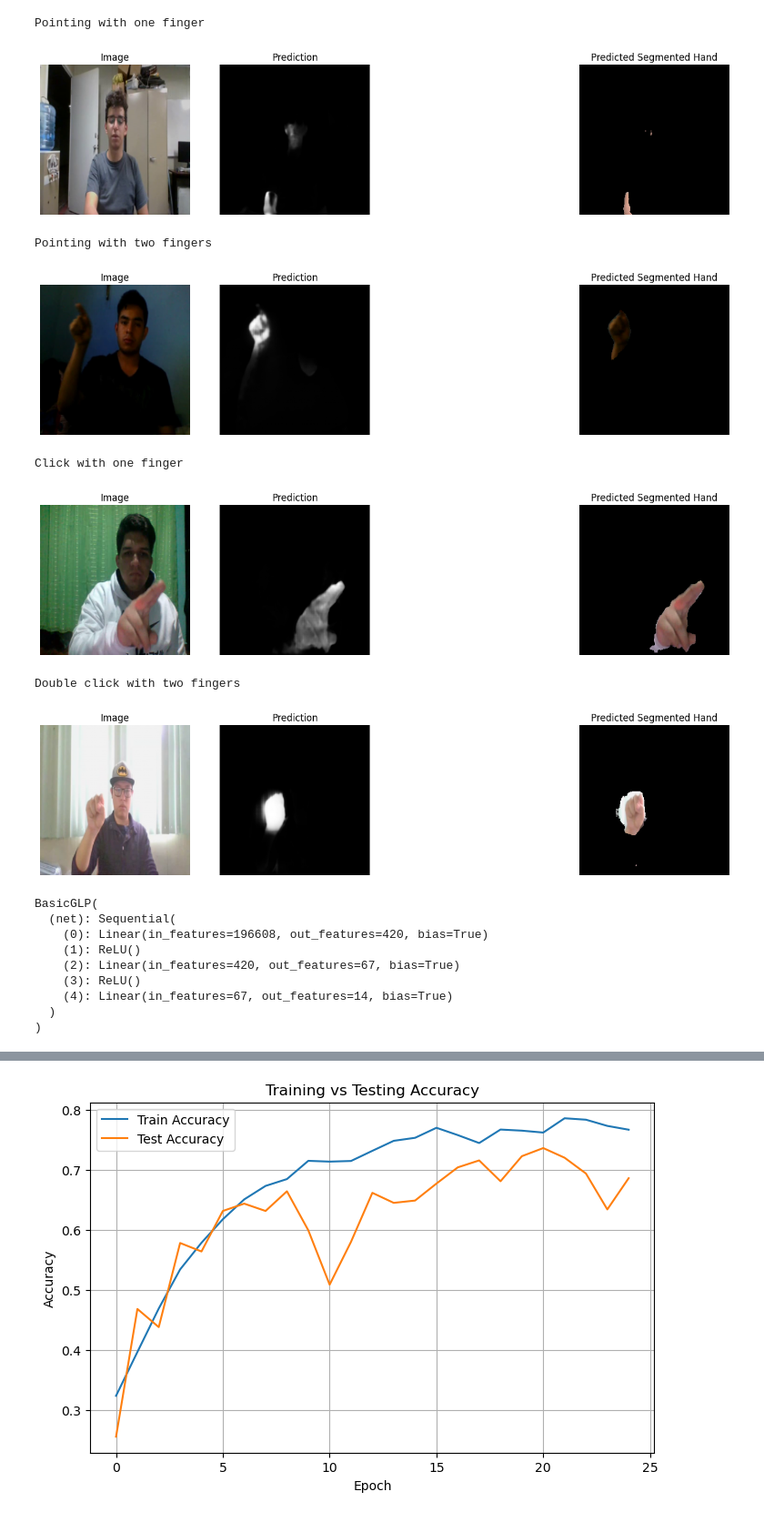
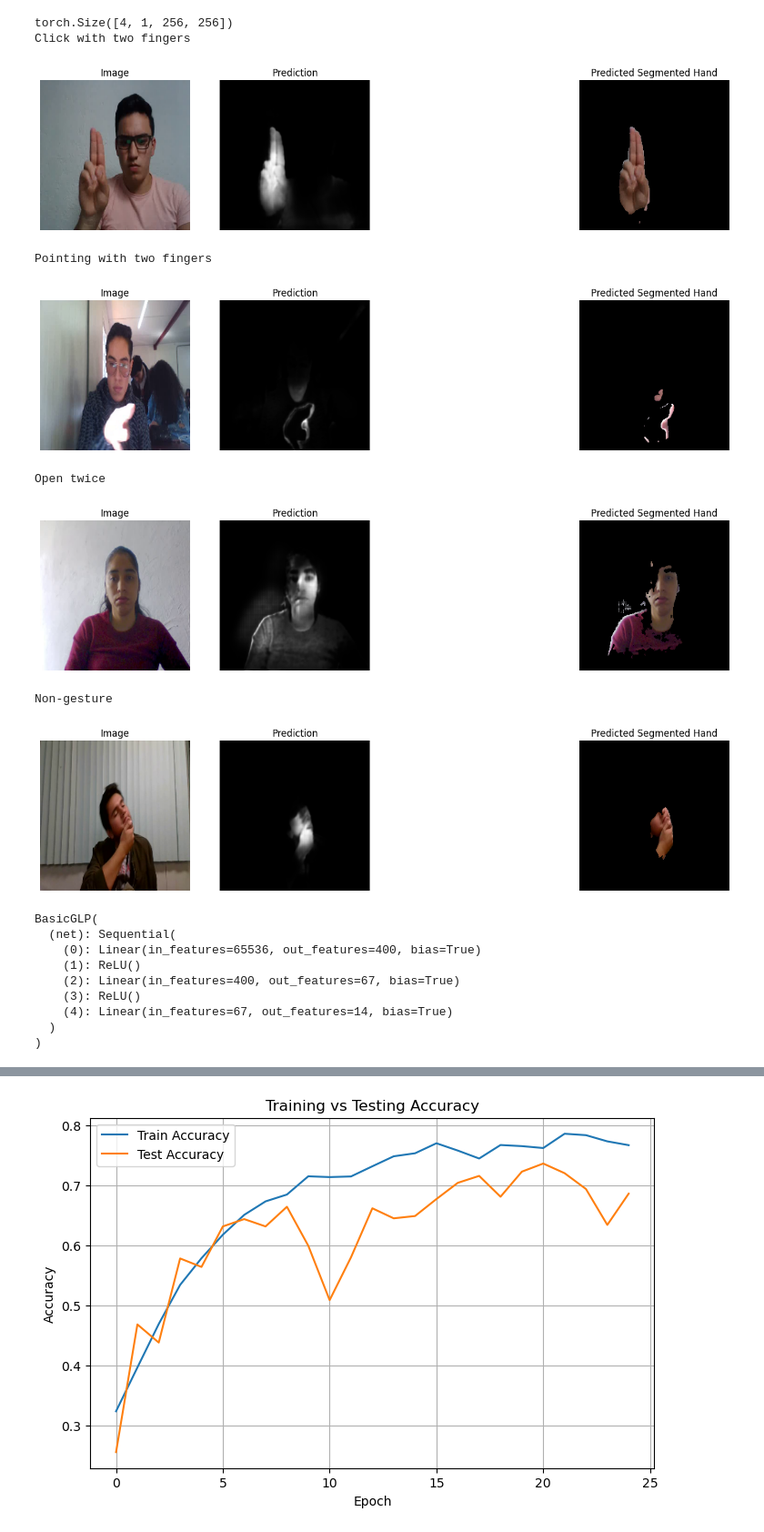
Before and after one commit to StevenTan123/CV_gesture_detection, a Jupyter notebook: ImageSegmentationNNBasic.ipynb, the cells around one changed output, grey strips where cells are left out. Shown: that part at 91% size. Drawn from its saved outputs; the diff is of its cells as text; code cells hidden in the pictures.

Commit message:
tweaking, need to train model but should be good now

```diff
--- a/ImageSegmentationNNBasic.ipynb
+++ b/ImageSegmentationNNBasic.ipynb
@@ -159,7 +162,7 @@ class IPNRawFramesDataset(Dataset):
         # Preprocess for UNet
         frame_tensor = self.transform(frame)  # (3,H,W)
 
-        return frame_tensor, label_id
+        return frame_tensor, label_id - 1
 # %%
 
 # Extract all segmentation masks
@@ -208,45 +211,49 @@ with torch.no_grad():
     preds = model(imgs)
 
 # preview label and image and mask
+pred_shape = preds.shape
+print(pred_shape)
+
 
 for i in range(min(4, imgs.size(0))):
     print(ID_TO_GESTURE[label[i].item()])
 
     plt.figure(figsize=(16,4))
 
 
     # Original image
     plt.subplot(1,4,1)
     plt.imshow(imgs[i].cpu().permute(1,2,0))
     plt.title("Image")
     plt.axis("off")
 
     # Predicted mask
     pred_mask = preds[i,0].cpu()
     plt.subplot(1,4,2)
     plt.imshow(pred_mask, cmap='gray')
     plt.title("Prediction")
     plt.axis("off")
 
     # Segmented predicted hand
     pred_mask_bin = (pred_mask > 0.1).float()   # threshold mask
     segmented = imgs[i].cpu() * pred_mask_bin   # apply mask
     segmented = segmented.permute(1,2,0)         # CHW → HWC
 
     plt.subplot(1,4,4)
     plt.imshow(segmented)
     plt.title("Predicted Segmented Hand")
     plt.axis("off")
 
     plt.show()
 # %% [output]
-Pointing with one finger
+torch.Size([4, 1, 256, 256])
+Click with two fingers
-[figure, old version]
+[figure, new version]
 Pointing with two fingers
-[figure, old version]
+[figure, new version]
-Click with one finger
+Open twice
-[figure, old version]
+[figure, new version]
-Double click with two fingers
+Non-gesture
-[figure, old version]
+[figure, new version]
 # %%
 dataset_size = len(dataset)
@@ -269,17 +276,16 @@ batch_size = 32
 train_loader = DataLoader(train_dataset, batch_size=batch_size, shuffle=True)
 val_loader   = DataLoader(val_dataset, batch_size=batch_size, shuffle=False)
 # %%
-img, label = train_dataset[0]
-input_dim = np.prod(img.shape)
+input_dim = 256*256
 num_classes = 14 # there are 14 gesture types
 
 class BasicGLP(nn.Module):
     def __init__(self, input_dim, num_classes):
         super().__init__()
         self.net = nn.Sequential(
-            nn.Linear(input_dim, 420),
+            nn.Linear(input_dim, 400),
             nn.ReLU(),
-            nn.Linear(420, 67),
+            nn.Linear(400, 67),
             nn.ReLU(),
             nn.Linear(67, num_classes),
         )
@@ -293,9 +299,9 @@ print(model)
 # %% [output]
 BasicGLP(
   (net): Sequential(
-    (0): Linear(in_features=196608, out_features=420, bias=True)
+    (0): Linear(in_features=65536, out_features=400, bias=True)
     (1): ReLU()
-    (2): Linear(in_features=420, out_features=67, bias=True)
+    (2): Linear(in_features=400, out_features=67, bias=True)
     (3): ReLU()
     (4): Linear(in_features=67, out_features=14, bias=True)
   )
```
Also changed, not shown: parts of 4 cells of this notebook.
